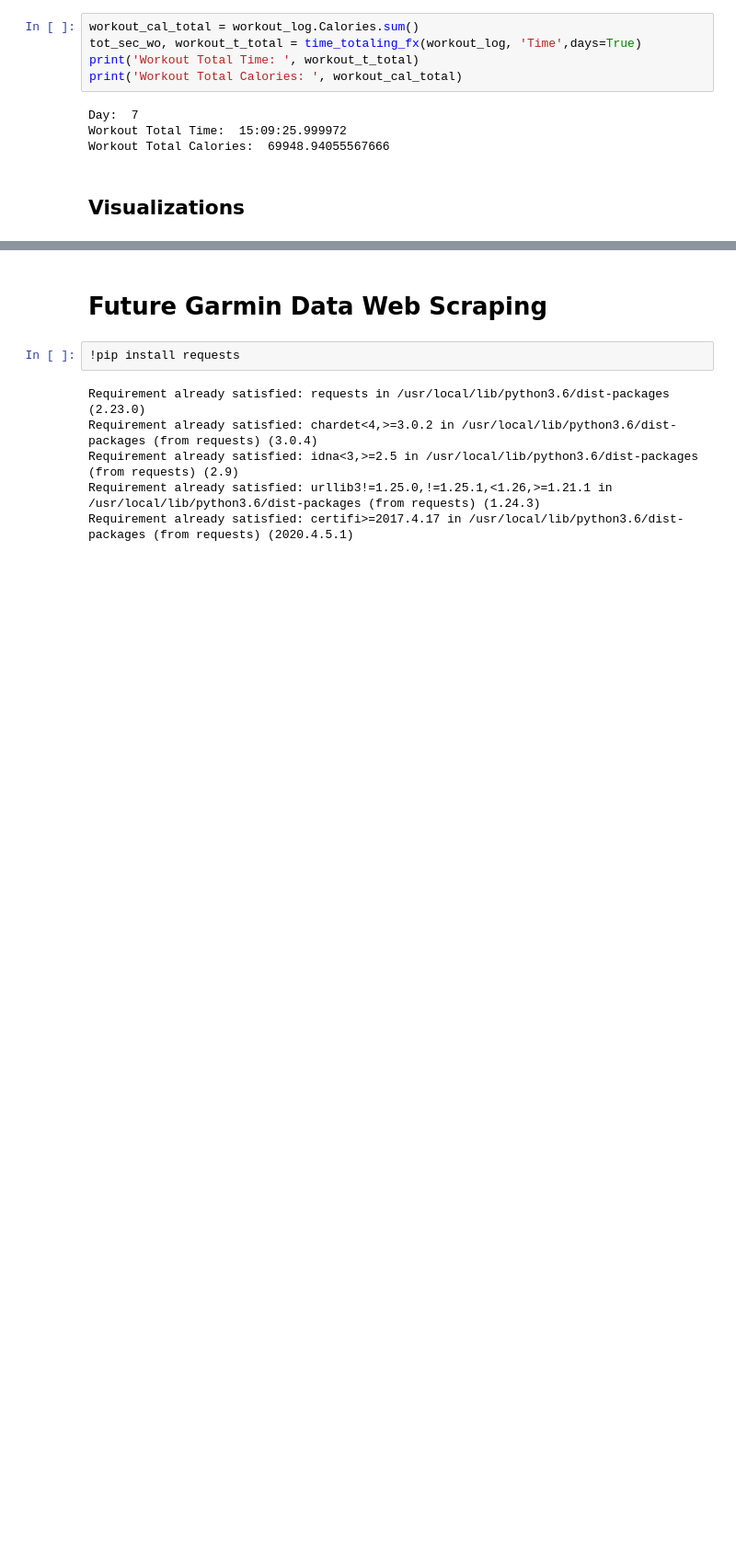
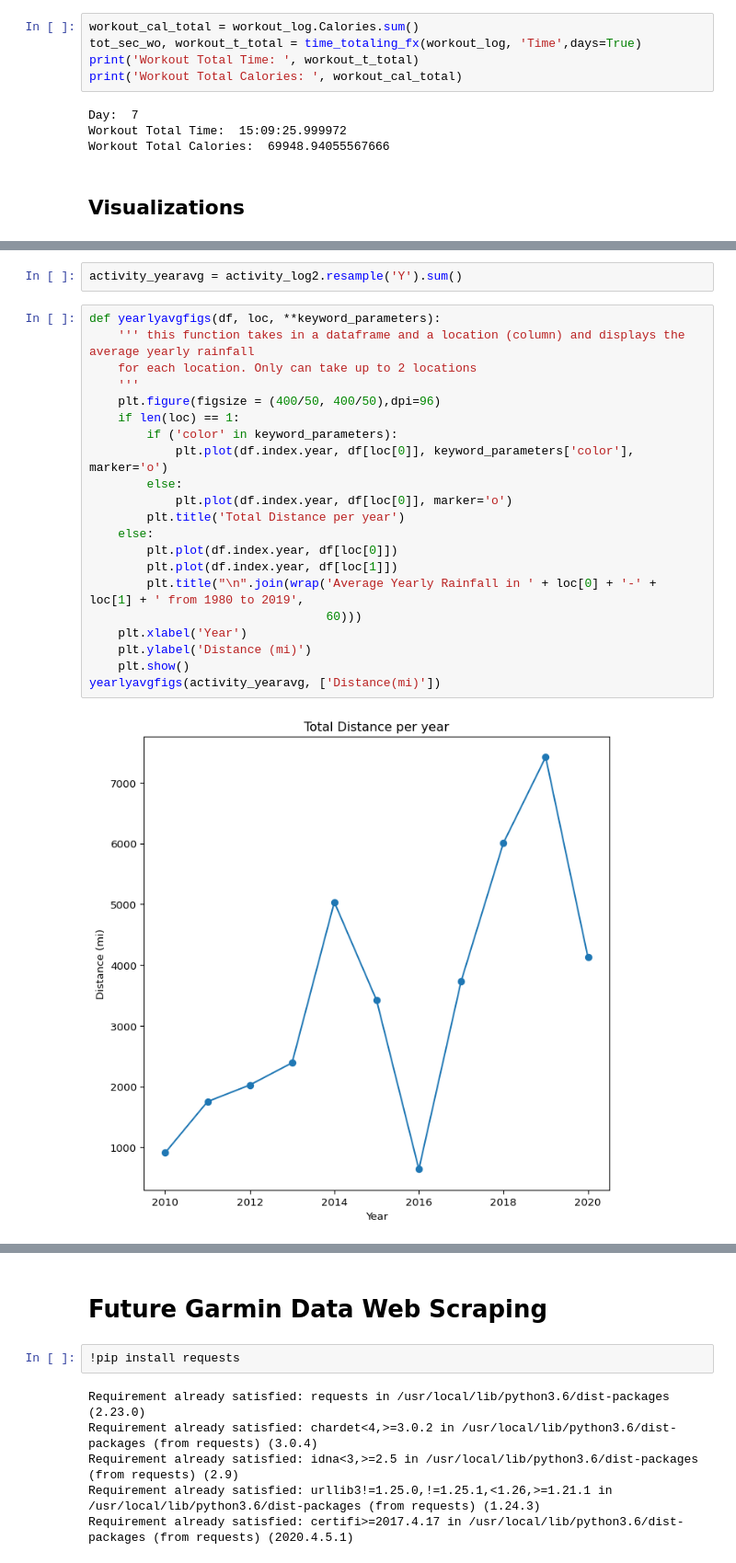
Before and after one commit to lilfetz22/Running_data, a Jupyter notebook: Running_Log.ipynb, the cells around one changed output, grey strips where cells are left out. Shown at 92% size. Saved outputs shown, nothing was run; the diff lists cells and outputs as text; blank space fills up the shorter version.

```diff
--- a/Running_Log.ipynb
+++ b/Running_Log.ipynb
@@ -1781,0 +1821,25 @@ Workout Total Calories:  69948.94055567666
+# %%
+activity_yearavg = activity_log2.resample('Y').sum()
+# %%
+def yearlyavgfigs(df, loc, **keyword_parameters):
+    ''' this function takes in a dataframe and a location (column) and displays the average yearly rainfall
+    for each location. Only can take up to 2 locations
+    '''
+    plt.figure(figsize = (400/50, 400/50),dpi=96)
+    if len(loc) == 1:
+        if ('color' in keyword_parameters):
+            plt.plot(df.index.year, df[loc[0]], keyword_parameters['color'], marker='o')
+        else:
+            plt.plot(df.index.year, df[loc[0]], marker='o')
+        plt.title('Total Distance per year')
+    else:
+        plt.plot(df.index.year, df[loc[0]])
+        plt.plot(df.index.year, df[loc[1]])
+        plt.title("\n".join(wrap('Average Yearly Rainfall in ' + loc[0] + '-' + loc[1] + ' from 1980 to 2019',
+                                 60)))
+    plt.xlabel('Year')
+    plt.ylabel('Distance (mi)')
+    plt.show()
+yearlyavgfigs(activity_yearavg, ['Distance(mi)'])
+# %% [output]
+[figure, added]
```
Also changed, not shown: parts of 7 cells of this notebook.
